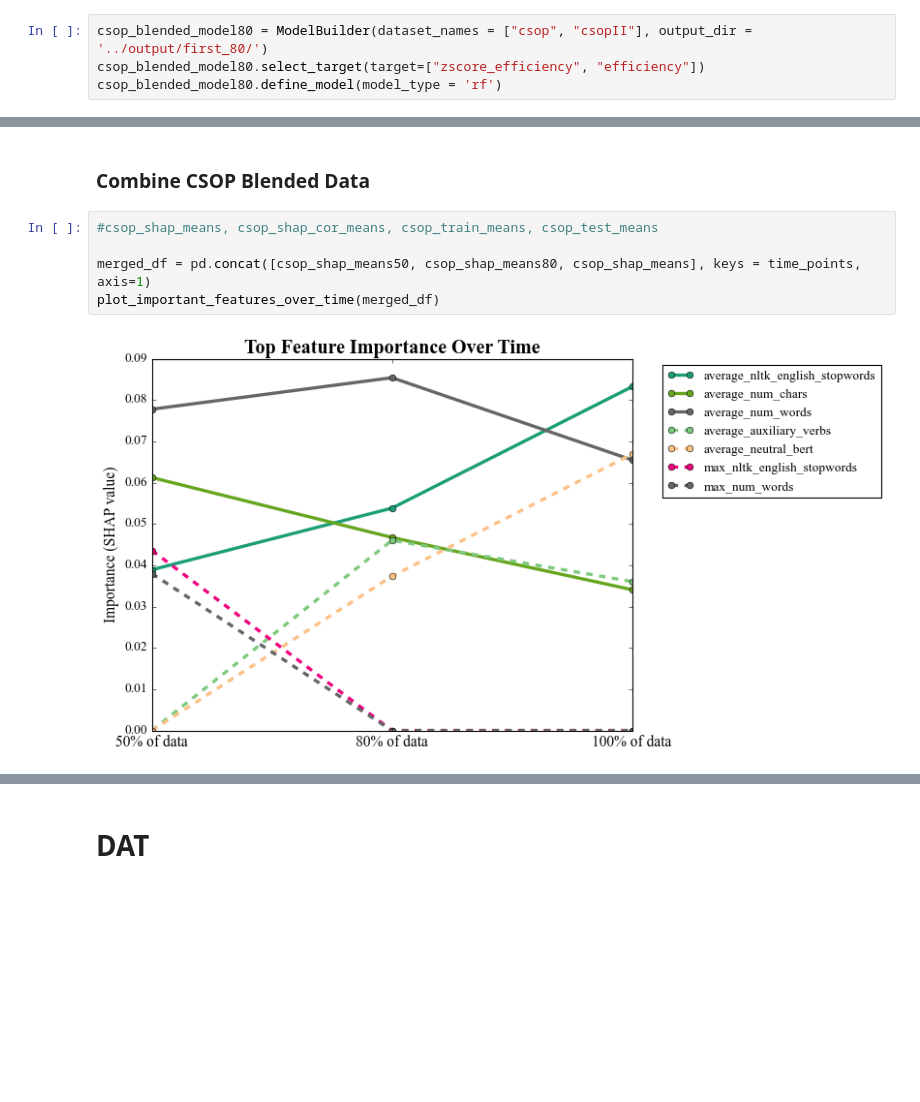
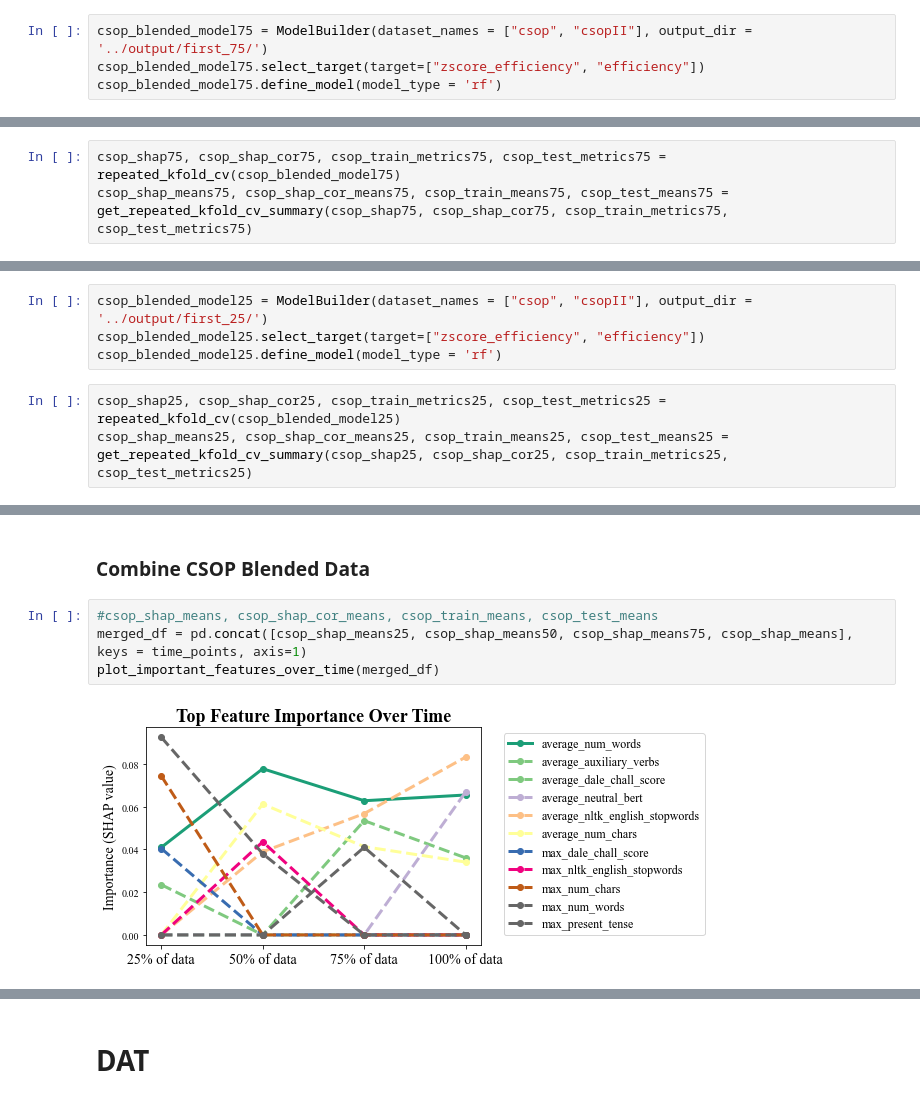
Before and after one commit to Watts-Lab/team_comm_tools, a Jupyter notebook: feature_engine/model/model_per_task_cv.ipynb, the cells around one changed output, grey strips where cells are left out. Cells and saved outputs as stored; diff of their text form; blank space fills up the shorter version.

```diff
--- a/feature_engine/model/model_per_task_cv.ipynb
+++ b/feature_engine/model/model_per_task_cv.ipynb
@@ -321,4 +347,4 @@ Training Model...Done
 # %%
-csop_blended_model80 = ModelBuilder(dataset_names = ["csop", "csopII"], output_dir = '../output/first_80/')
-csop_blended_model80.select_target(target=["zscore_efficiency", "efficiency"])
-csop_blended_model80.define_model(model_type = 'rf')
+csop_blended_model75 = ModelBuilder(dataset_names = ["csop", "csopII"], output_dir = '../output/first_75/')
+csop_blended_model75.select_target(target=["zscore_efficiency", "efficiency"])
+csop_blended_model75.define_model(model_type = 'rf')
@@ -345,0 +351,3 @@ Training Model...Done
+# %%
+csop_shap75, csop_shap_cor75, csop_train_metrics75, csop_test_metrics75 = repeated_kfold_cv(csop_blended_model75)
+csop_shap_means75, csop_shap_cor_means75, csop_train_means75, csop_test_means75 = get_repeated_kfold_cv_summary(csop_shap75, csop_shap_cor75, csop_train_metrics75, csop_test_metrics75)
@@ -372,0 +401,7 @@ Training Model...Done
+# %%
+csop_blended_model25 = ModelBuilder(dataset_names = ["csop", "csopII"], output_dir = '../output/first_25/')
+csop_blended_model25.select_target(target=["zscore_efficiency", "efficiency"])
+csop_blended_model25.define_model(model_type = 'rf')
+# %%
+csop_shap25, csop_shap_cor25, csop_train_metrics25, csop_test_metrics25 = repeated_kfold_cv(csop_blended_model25)
+csop_shap_means25, csop_shap_cor_means25, csop_train_means25, csop_test_means25 = get_repeated_kfold_cv_summary(csop_shap25, csop_shap_cor25, csop_train_metrics25, csop_test_metrics25)
@@ -374,9 +427,8 @@ Training Model...Done
 ### Combine CSOP Blended Data
 # %%
 #csop_shap_means, csop_shap_cor_means, csop_train_means, csop_test_means
-
-merged_df = pd.concat([csop_shap_means50, csop_shap_means80, csop_shap_means], keys = time_points, axis=1)
+merged_df = pd.concat([csop_shap_means25, csop_shap_means50, csop_shap_means75, csop_shap_means], keys = time_points, axis=1)
 plot_important_features_over_time(merged_df)
 # %% [output]
-[figure, old version]
+[figure, new version]
 # %%
```
Also changed, not shown: parts of 43 cells of this notebook, 30 other files.
